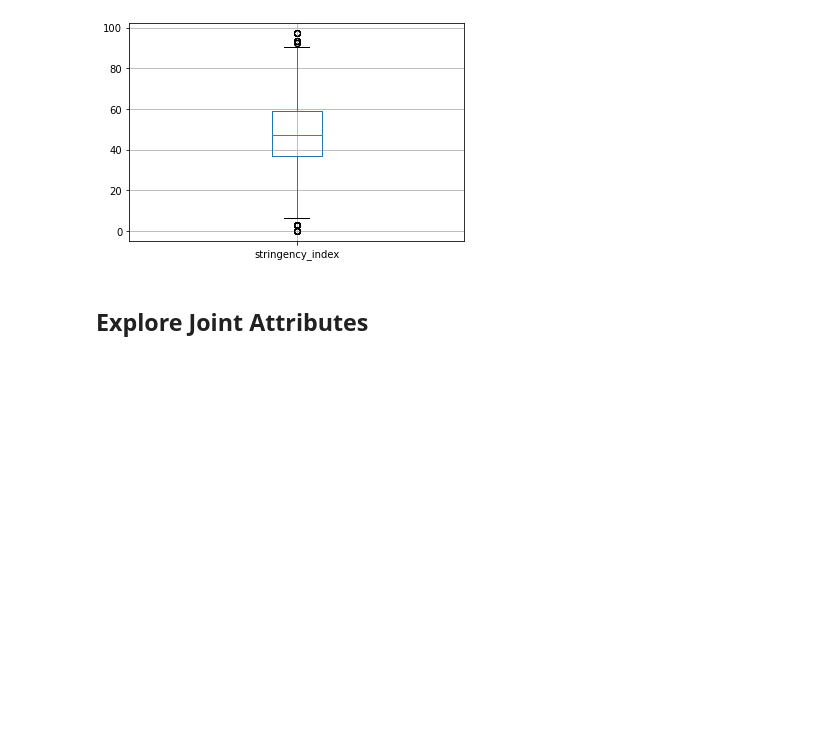
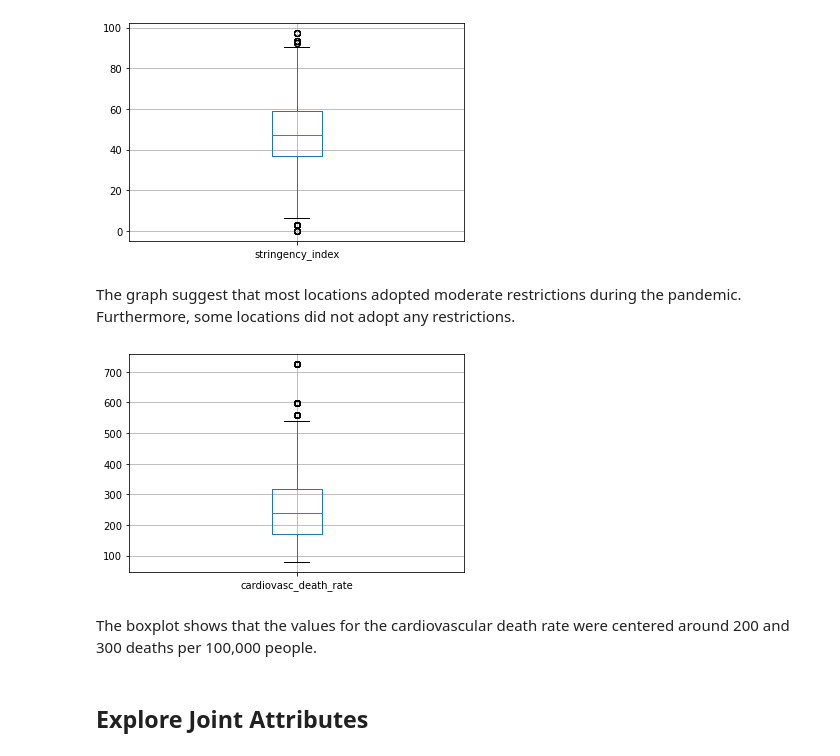
Before and after one commit to zharris1/ML_7331, a Jupyter notebook: Project Template.ipynb, the cells around one changed output. Cells and saved outputs as stored; diff of their text form; code cells hidden in the pictures; blank space fills up the shorter version.

```diff
--- a/Project Template.ipynb
+++ b/Project Template.ipynb
@@ -541,6 +500,14 @@ boxplot = covid_data_restricted_dates_no_oceania_and_several_countries_interpola
 boxplot = covid_data_restricted_dates_no_oceania_and_several_countries_interpolated.boxplot(column=[ 'stringency_index'])
 # %% [output]
 [figure]
+# %% [markdown]
+The graph suggest that most locations adopted moderate restrictions during the pandemic. Furthermore, some locations did not adopt any restrictions.
+# %%
+boxplot = covid_data_restricted_dates_no_oceania_and_several_countries_interpolated.boxplot(column=[ 'cardiovasc_death_rate'])
+# %% [output]
+[figure, added]
+# %% [markdown]
+The boxplot shows that the values for the cardiovascular death rate were centered around 200 and 300 deaths per 100,000 people.
 # %% [markdown]
 ## Explore Joint Attributes
 # %%
```
Also changed, not shown: parts of 27 cells of this notebook.
